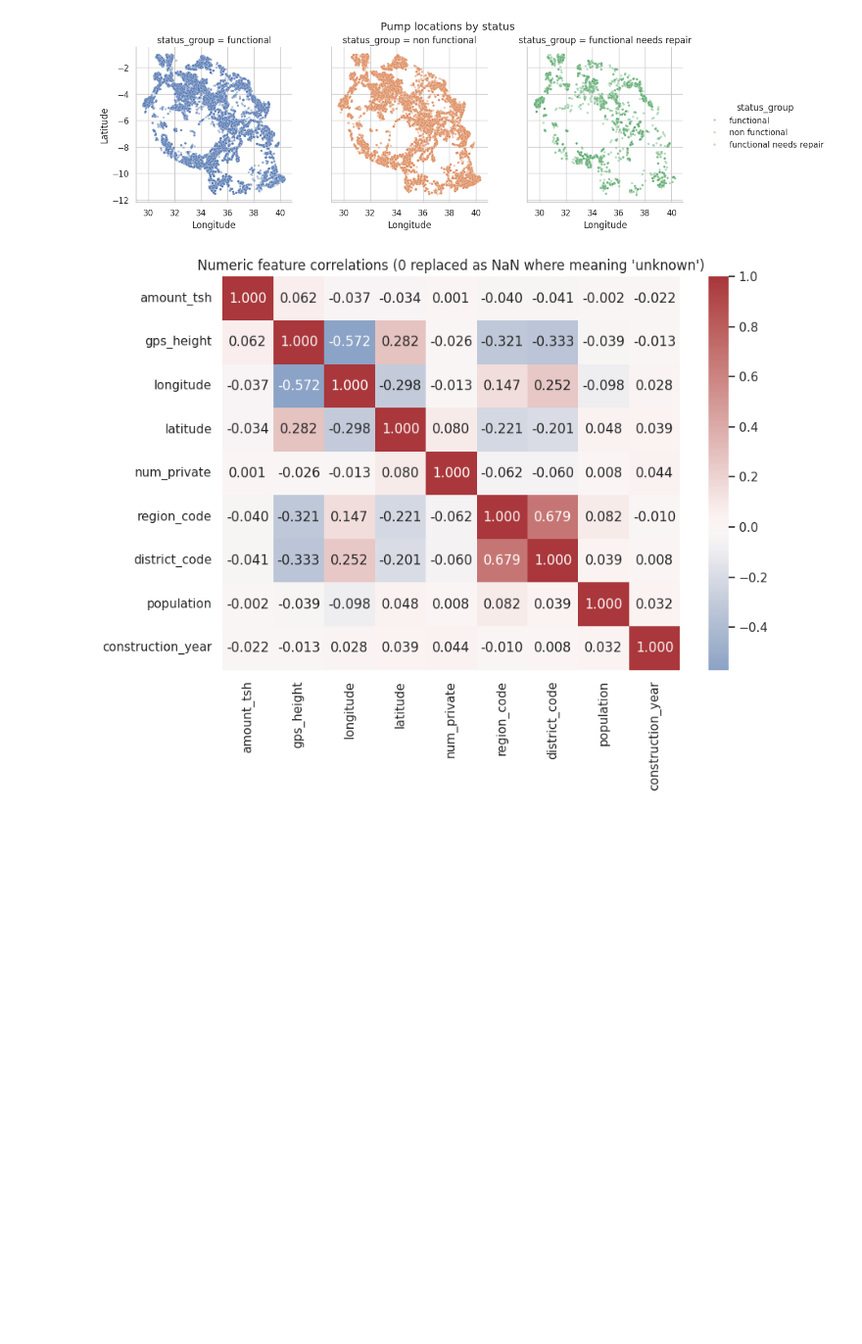
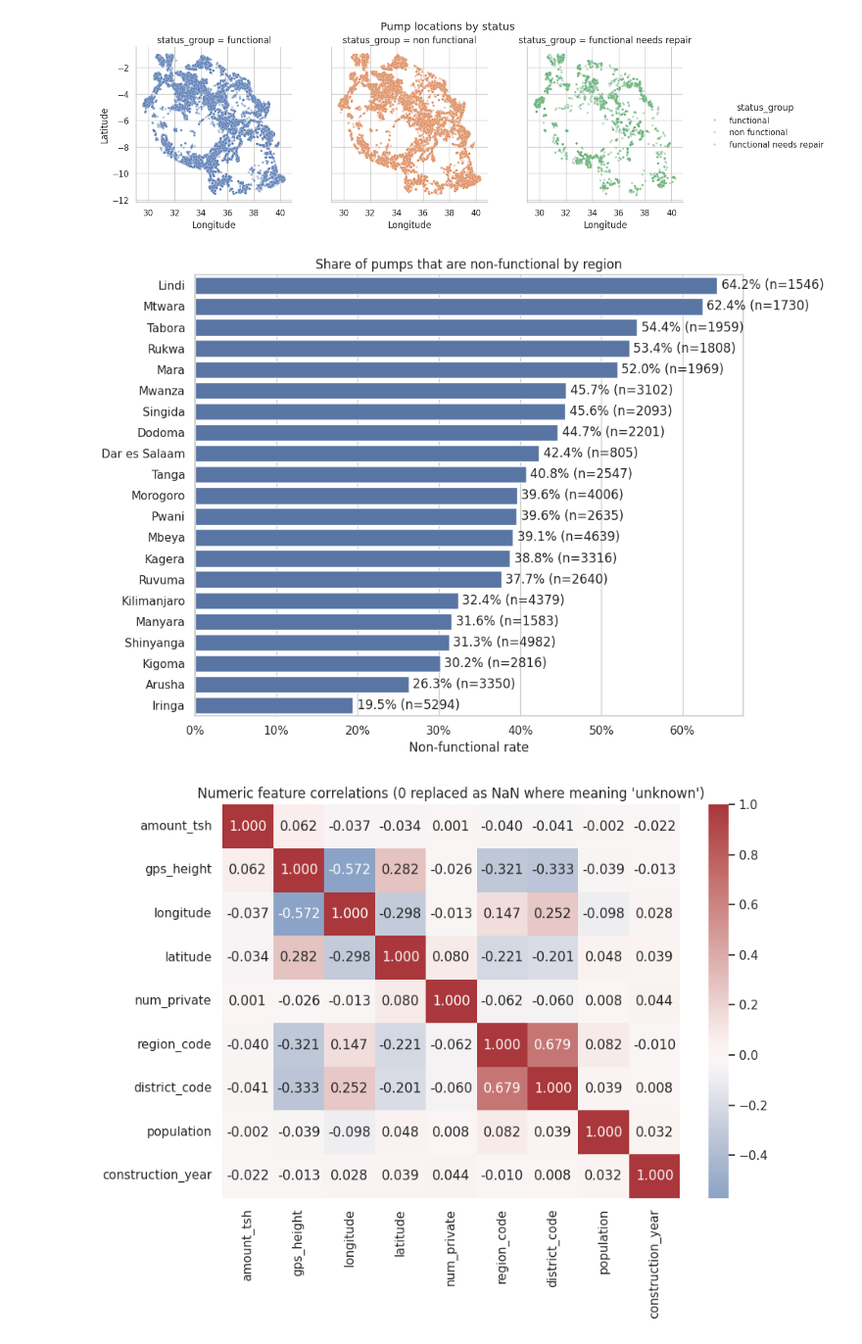
Before and after one commit to OrionXV/AI7101-Project, a Jupyter notebook: FinalProject.ipynb, the cells around one changed output. Shown at 98% size. Cells and saved outputs as stored; diff of their text form; code cells hidden in the pictures; blank space fills up the shorter version.

```diff
--- a/FinalProject.ipynb
+++ b/FinalProject.ipynb
@@ -433,6 +497,38 @@ g.fig.suptitle('Pump locations by status', y=1.02)
 # %% [output]
 Text(0.5, 1.02, 'Pump locations by status')
 [figure]
+# %%
+# to get better clarity, we plot the failure rate of pumps per region
+from matplotlib.ticker import FuncFormatter
+
+# calculate the failure rate (non functional) per region
+rates = (df.assign(non_func=(df['status_group'] == 'non functional'))
+           .groupby('region')
+           .agg(non_func_rate=('non_func', 'mean'),
+                n=('non_func', 'size'))
+           .reset_index())
+
+rates['non_func_pct'] = (rates['non_func_rate'] * 100).round(1)
+rates = rates.sort_values('non_func_rate', ascending=False)
+
+plt.figure(figsize=(10, 7))
+ax = sns.barplot(data=rates, y='region', x='non_func_rate', errorbar=None)
+ax.set_title('Share of pumps that are non-functional by region')
+ax.set_xlabel('Non-functional rate')
+ax.set_ylabel('')
+
+ax.xaxis.set_major_formatter(FuncFormatter(lambda x, _: f'{x*100:.0f}%'))
+
+for p, pct, n in zip(ax.patches, rates['non_func_pct'], rates['n']):
+    ax.text(p.get_width() + 0.005,
+            p.get_y() + p.get_height()/2,
+            f'{pct:.1f}% (n={n})',
+            va='center')
+
+plt.tight_layout()
+plt.show()
+# %% [output]
+[figure, added]
 # %%
 num_cols = [c for c in df.columns if df[c].dtype != 'object' and c not in ["id"]]
 corr = df[num_cols].replace({0: np.nan}).corr()
```
Also changed, not shown: parts of 12 cells of this notebook.
